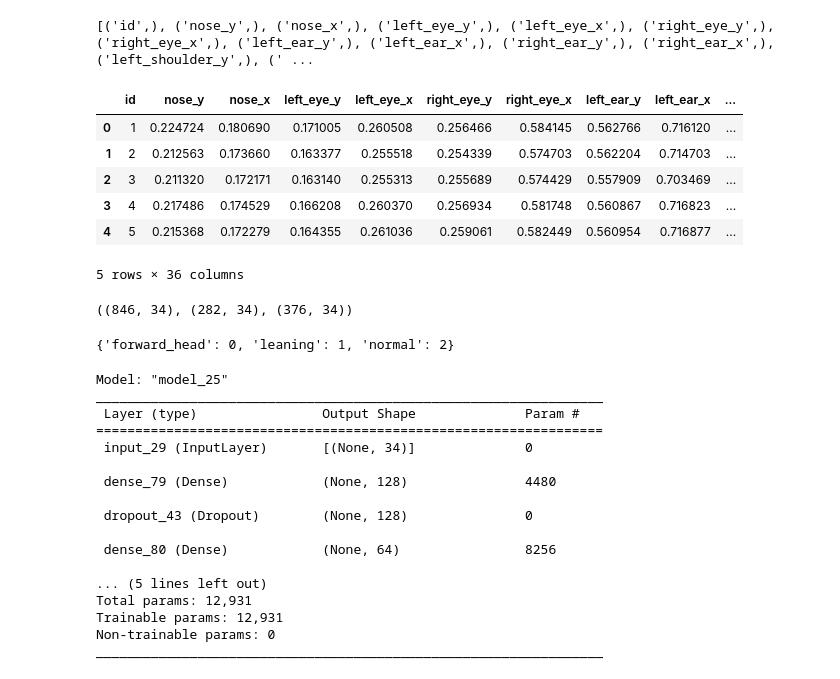
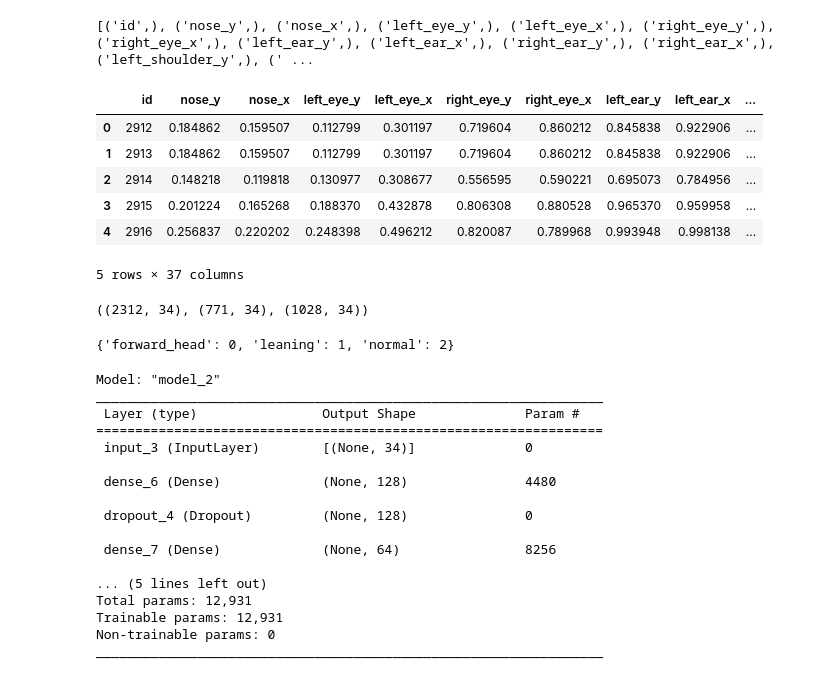
Before and after one commit to yjmd2222/Section-4-Project, a Jupyter notebook: notebook.ipynb, the cells around one changed output. Cells and saved outputs as stored; diff of their text form; code cells hidden in the pictures.

```diff
--- a/notebook.ipynb
+++ b/notebook.ipynb
@@ -43,15 +105,19 @@ print(columns)
 [('id',), ('nose_y',), ('nose_x',), ('left_eye_y',), ('left_eye_x',), ('right_eye_y',), ('right_eye_x',), ('left_ear_y',), ('left_ear_x',), ('right_ear_y',), ('right_ear_x',), ('left_shoulder_y',), (' ...
 # %%
 # fetch data
-tcolumns = [i[0] for i in columns]
-cursor.execute('SELECT * FROM test')
-df = pd.DataFrame(cursor.fetchall(), columns=tcolumns)
+# columns = [i[0] for i in columns]
+# cursor.execute('SELECT * FROM movenet_output')
+# df = pd.DataFrame(cursor.fetchall(), columns=columns)
+# df.head()
+new_columns = [i[0] for i in columns]
+cursor.execute("SELECT * FROM movenet_output_backup")
+df = pd.DataFrame(cursor.fetchall(), columns=new_columns)
 df.head()
 # %% [output]
 |  | id | nose_y | nose_x | left_eye_y | left_eye_x | right_eye_y | right_eye_x | left_ear_y | left_ear_x | ... |
-| 0 | 1 | 0.224724 | 0.180690 | 0.171005 | 0.260508 | 0.256466 | 0.584145 | 0.562766 | 0.716120 | ... |
-| 1 | 2 | 0.212563 | 0.173660 | 0.163377 | 0.255518 | 0.254339 | 0.574703 | 0.562204 | 0.714703 | ... |
-| 2 | 3 | 0.211320 | 0.172171 | 0.163140 | 0.255313 | 0.255689 | 0.574429 | 0.557909 | 0.703469 | ... |
-| 3 | 4 | 0.217486 | 0.174529 | 0.166208 | 0.260370 | 0.256934 | 0.581748 | 0.560867 | 0.716823 | ... |
-| 4 | 5 | 0.215368 | 0.172279 | 0.164355 | 0.261036 | 0.259061 | 0.582449 | 0.560954 | 0.716877 | ... |
+| 0 | 2912 | 0.184862 | 0.159507 | 0.112799 | 0.301197 | 0.719604 | 0.860212 | 0.845838 | 0.922906 | ... |
+| 1 | 2913 | 0.184862 | 0.159507 | 0.112799 | 0.301197 | 0.719604 | 0.860212 | 0.845838 | 0.922906 | ... |
+| 2 | 2914 | 0.148218 | 0.119818 | 0.130977 | 0.308677 | 0.556595 | 0.590221 | 0.695073 | 0.784956 | ... |
+| 3 | 2915 | 0.201224 | 0.165268 | 0.188370 | 0.432878 | 0.806308 | 0.880528 | 0.965370 | 0.959958 | ... |
+| 4 | 2916 | 0.256837 | 0.220202 | 0.248398 | 0.496212 | 0.820087 | 0.789968 | 0.993948 | 0.998138 | ... |
-5 rows × 36 columns
+5 rows × 37 columns
@@ -58,6 +127,6 @@ df.head()
 # %%
 # split data
-X = df.drop(['id', 'posture'], axis=1)
+X = df.iloc[:,1:].select_dtypes('number')
 y = df['posture'].copy()
 
 class_names = y.unique()
@@ -66,5 +135,5 @@ X_train, X_test, y_train, y_test = train_test_split(X, y, stratify=y)
 X_train, X_val, y_train, y_val = train_test_split(X_train, y_train, stratify=y_train)
 X_train.shape, X_val.shape, X_test.shape
 # %% [output]
-((846, 34), (282, 34), (376, 34))
+((2312, 34), (771, 34), (1028, 34))
 # %%
@@ -89,17 +158,17 @@ outputs = keras.layers.Dense(len(class_names), activation="softmax")(layer)
 model = keras.Model(inputs, outputs)
 model.summary()
 # %% [output]
-Model: "model_25"
+Model: "model_2"
 _________________________________________________________________
  Layer (type)                Output Shape              Param #
 =================================================================
- input_29 (InputLayer)       [(None, 34)]              0
+ input_3 (InputLayer)        [(None, 34)]              0
 
- dense_79 (Dense)            (None, 128)               4480
+ dense_6 (Dense)             (None, 128)               4480
 
- dropout_43 (Dropout)        (None, 128)               0
+ dropout_4 (Dropout)         (None, 128)               0
 
- dense_80 (Dense)            (None, 64)                8256
+ dense_7 (Dense)             (None, 64)                8256
 
 ... (5 lines left out)
 Total params: 12,931
```
Also changed, not shown: parts of 16 cells of this notebook, 18 other files.
